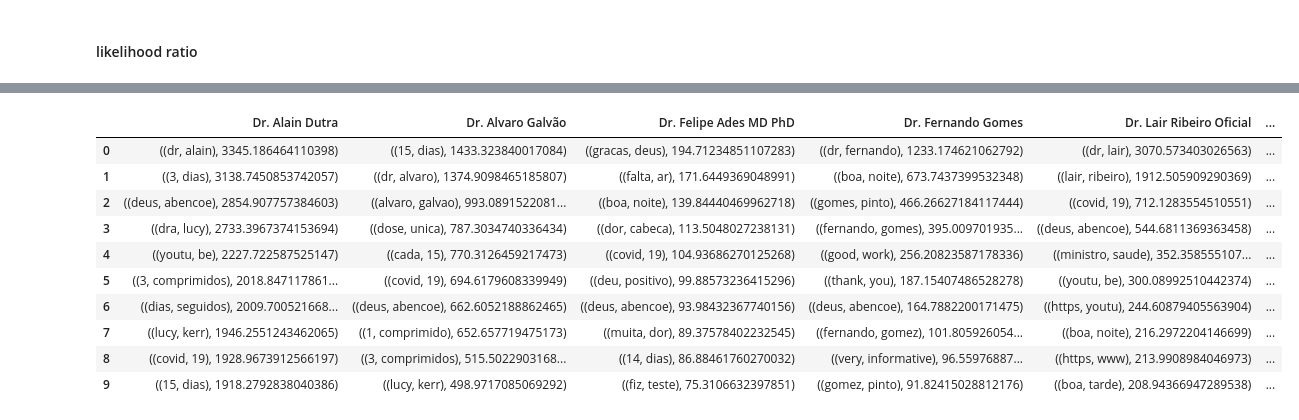
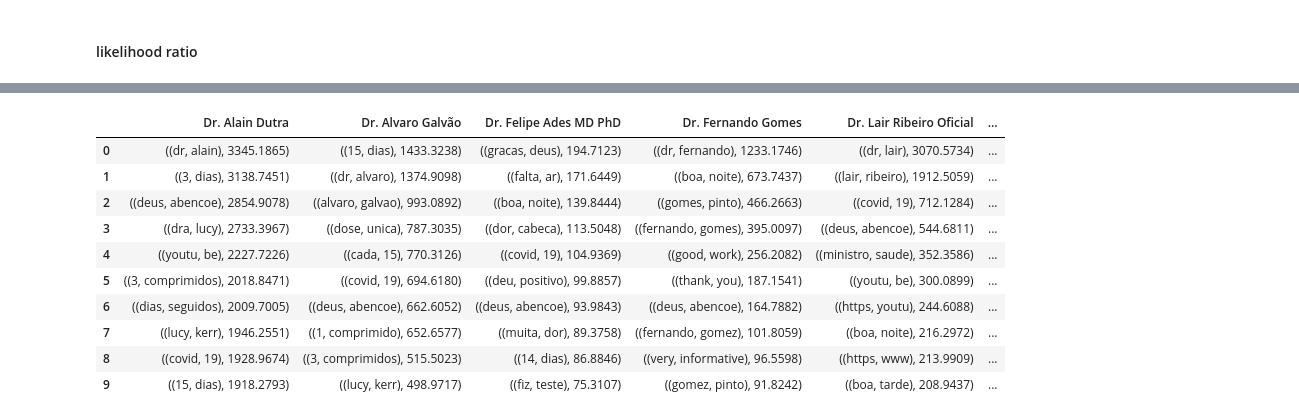
Before and after one commit to PIIMR-CDA/analises, a Jupyter notebook: youtube/co_occurence.ipynb, the cells around one changed output, grey strips where cells are left out. Cells and saved outputs as stored; diff of their text form; code cells hidden in the pictures.

```diff
--- a/youtube/co_occurence.ipynb
+++ b/youtube/co_occurence.ipynb
@@ -80,7 +83,7 @@ def score_ngrams(text, freq_filter=1, score_metric=BigramAssocMeasures().pmi):
 # %% [markdown]
 ### Dados
 # %%
-comments = pd.read_csv('../../dados/youtube/comentarios_sorted_votes.csv')
+comments = pd.read_csv('../../dados/youtube/comentarios1.csv')
 stop_words = [word.rstrip() for word in open('../stopwords.txt')]
 
 #Preprocesses text
@@ -105,12 +108,17 @@ for channel, group in comments.groupby('uploader'):
 # %% [markdown]
 #### 1.1. Co-cocorrência com uma palavra pré-definida
 # %%
-target = 'cloroquina'
+target = 'ivermectina'
 
 X, labels = word_occurence_matrix(text, target=target, stop_words=stop_words)
 
 word_count = X.sum(axis=0) #no. of comments containing A in which each word appears
-word_count = sorted(zip(labels, word_count), reverse=True, key=lambda tupl : tupl[1])
+most_freq_zipped = sorted(zip(word_count, labels, X.T), reverse=True)[:N]
+word_count, labels, X_t = zip(*most_freq_zipped)
+
 print(f'{N} palavras que mais ocorrem nos mesmos comentários em que "{target}" ocorre:\n')
-print(word_count[:N])
+print(list(zip(labels, word_count))[:N])
+
+X = np.vstack(X_t).T #After unzip, X_t is (words x comments)
+co_X = co_occurence_matrix(X)
 # %% [output]
@@ -119,0 +128,17 @@ print(word_count[:N])
+# %%
+G = nx.Graph()
+
+for i, row in enumerate(co_X):
+    for j, co in enumerate(co_X[i]):
+        G.add_edge(labels[i], labels[j], weight=(co))
+
+edges, weights = zip(*nx.get_edge_attributes(G,'weight').items())
+norm_weights = (weights - min(weights)) / (max(weights) - min(weights))
+norm_count = (word_count - min(word_count)) / (max(word_count) - min(word_count))
+
+plt.figure(figsize=(8,6))
+nx.draw(G, with_labels=True, node_color='skyblue', edgelist=edges, width=norm_weights*5,
+        edge_color=norm_weights, edge_cmap=cm.get_cmap('binary'), node_size=norm_count*1000,
+        pos = nx.spring_layout(G, k=1))
+plt.title(f'Co-ocorrência dentro dos comentários que contêm "{target}"', fontsize=14)
+plt.show()
@@ -185,7 +212,7 @@ score_ngrams(text, score_metric=pmi, freq_filter=10)[:N]
 pmi_by_channel = []
 for i, channel in enumerate(comments_by_channel):
     pmi_scores = score_ngrams(channel, score_metric=pmi, freq_filter=10)
-    pmi_by_channel.append(pmi_scores)
+    pmi_by_channel.append([(score[0], '%.4f'%(score[1])) for score in pmi_scores])
 
 df_cc = pd.DataFrame(pmi_by_channel, index = channels).T
 df_cc.head(10)
@@ -229,20 +256,20 @@ score_ngrams(text, score_metric=lr, freq_filter=10)[:N]
 # %%
 lr_by_channel = []
 for i, channel in enumerate(comments_by_channel):
     lr_scores = score_ngrams(channel, score_metric=lr, freq_filter=10)
-    lr_by_channel.append(lr_scores)
+    lr_by_channel.append([(score[0], '%.4f'%(score[1])) for score in lr_scores])
 
 df_cc = pd.DataFrame(lr_by_channel, index = channels).T
 df_cc.head(10)
 # %% [output]
 |  | Dr. Alain Dutra | Dr. Alvaro Galvão | Dr. Felipe Ades MD PhD | Dr. Fernando Gomes | Dr. Lair Ribeiro Oficial | ... |
-| 0 | ((dr, alain), 3345.186464110398) | ((15, dias), 1433.323840017084) | ((gracas, deus), 194.71234851107283) | ((dr, fernando), 1233.174621062792) | ((dr, lair), 3070.573403026563) | ... |
-| 1 | ((3, dias), 3138.7450853742057) | ((dr, alvaro), 1374.9098465185807) | ((falta, ar), 171.6449369048991) | ((boa, noite), 673.7437399532348) | ((lair, ribeiro), 1912.505909290369) | ... |
-| 2 | ((deus, abencoe), 2854.907757384603) | ((alvaro, galvao), 993.0891522081... | ((boa, noite), 139.84440469962718) | ((gomes, pinto), 466.26627184117444) | ((covid, 19), 712.1283554510551) | ... |
-| 3 | ((dra, lucy), 2733.3967374153694) | ((dose, unica), 787.3034740336434) | ((dor, cabeca), 113.5048027238131) | ((fernando, gomes), 395.009701935... | ((deus, abencoe), 544.6811369363458) | ... |
-| 4 | ((youtu, be), 2227.722587525147) | ((cada, 15), 770.3126459217473) | ((covid, 19), 104.93686270125268) | ((good, work), 256.20823587178336) | ((ministro, saude), 352.358555107... | ... |
-| 5 | ((3, comprimidos), 2018.847117861... | ((covid, 19), 694.6179608339949) | ((deu, positivo), 99.88573236415296) | ((thank, you), 187.15407486528278) | ((youtu, be), 300.08992510442374) | ... |
-| 6 | ((dias, seguidos), 2009.700521668... | ((deus, abencoe), 662.6052188862465) | ((deus, abencoe), 93.98432367740156) | ((deus, abencoe), 164.7882200171475) | ((https, youtu), 244.60879405563904) | ... |
-| 7 | ((lucy, kerr), 1946.2551243462065) | ((1, comprimido), 652.657719475173) | ((muita, dor), 89.37578402232545) | ((fernando, gomez), 101.805926054... | ((boa, noite), 216.2972204146699) | ... |
-| 8 | ((covid, 19), 1928.9673912566197) | ((3, comprimidos), 515.5022903168... | ((14, dias), 86.88461760270032) | ((very, informative), 96.55976887... | ((https, www), 213.9908984046973) | ... |
-| 9 | ((15, dias), 1918.2792838040386) | ((lucy, kerr), 498.9717085069292) | ((fiz, teste), 75.3106632397851) | ((gomez, pinto), 91.82415028812176) | ((boa, tarde), 208.94366947289538) | ... |
+| 0 | ((dr, alain), 3345.1865) | ((15, dias), 1433.3238) | ((gracas, deus), 194.7123) | ((dr, fernando), 1233.1746) | ((dr, lair), 3070.5734) | ... |
+| 1 | ((3, dias), 3138.7451) | ((dr, alvaro), 1374.9098) | ((falta, ar), 171.6449) | ((boa, noite), 673.7437) | ((lair, ribeiro), 1912.5059) | ... |
+| 2 | ((deus, abencoe), 2854.9078) | ((alvaro, galvao), 993.0892) | ((boa, noite), 139.8444) | ((gomes, pinto), 466.2663) | ((covid, 19), 712.1284) | ... |
+| 3 | ((dra, lucy), 2733.3967) | ((dose, unica), 787.3035) | ((dor, cabeca), 113.5048) | ((fernando, gomes), 395.0097) | ((deus, abencoe), 544.6811) | ... |
+| 4 | ((youtu, be), 2227.7226) | ((cada, 15), 770.3126) | ((covid, 19), 104.9369) | ((good, work), 256.2082) | ((ministro, saude), 352.3586) | ... |
+| 5 | ((3, comprimidos), 2018.8471) | ((covid, 19), 694.6180) | ((deu, positivo), 99.8857) | ((thank, you), 187.1541) | ((youtu, be), 300.0899) | ... |
+| 6 | ((dias, seguidos), 2009.7005) | ((deus, abencoe), 662.6052) | ((deus, abencoe), 93.9843) | ((deus, abencoe), 164.7882) | ((https, youtu), 244.6088) | ... |
+| 7 | ((lucy, kerr), 1946.2551) | ((1, comprimido), 652.6577) | ((muita, dor), 89.3758) | ((fernando, gomez), 101.8059) | ((boa, noite), 216.2972) | ... |
+| 8 | ((covid, 19), 1928.9674) | ((3, comprimidos), 515.5023) | ((14, dias), 86.8846) | ((very, informative), 96.5598) | ((https, www), 213.9909) | ... |
+| 9 | ((15, dias), 1918.2793) | ((lucy, kerr), 498.9717) | ((fiz, teste), 75.3107) | ((gomez, pinto), 91.8242) | ((boa, tarde), 208.9437) | ... |
```
Also changed, not shown: parts of 6 cells of this notebook, 1 other file.
